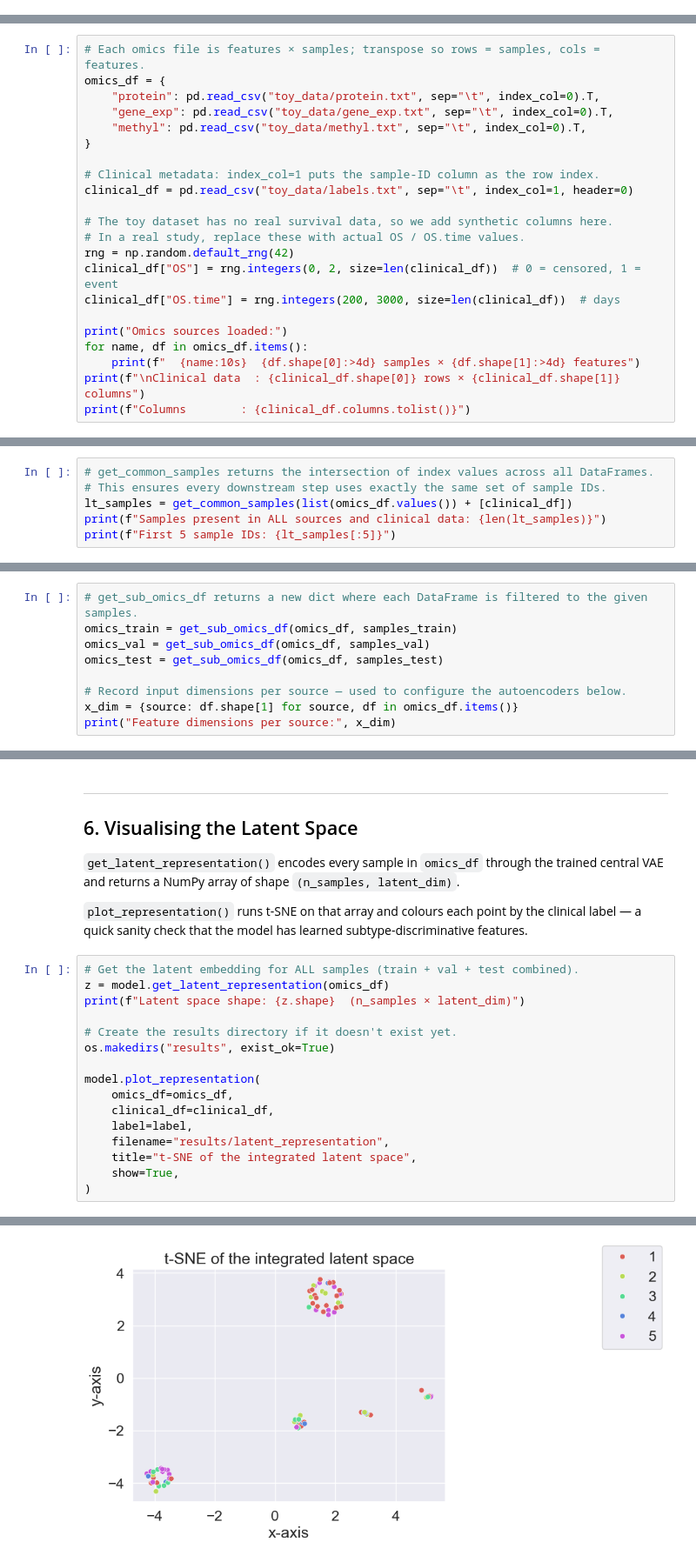
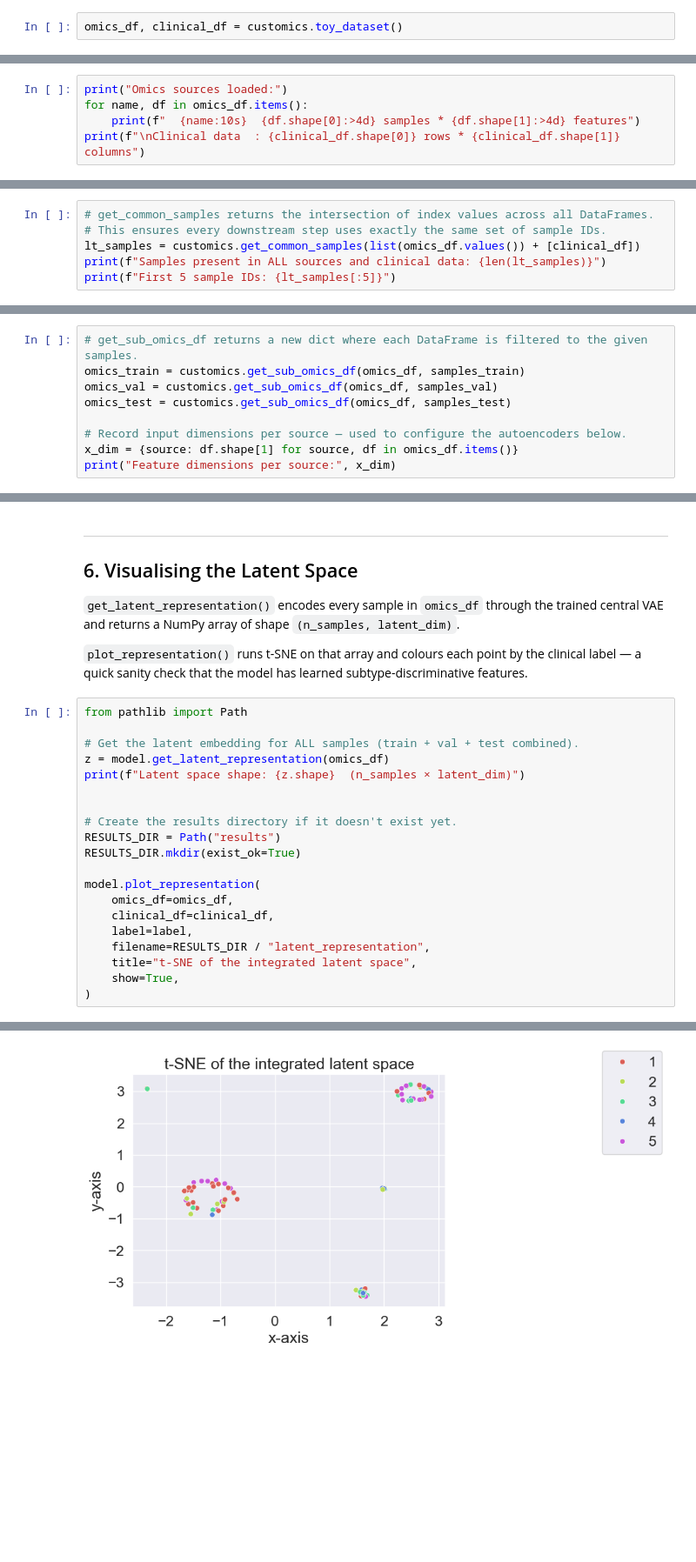
Before and after one commit to prism-oncology/customics, a Jupyter notebook: docs/tutorials/usage.ipynb, the cells around one changed output, grey strips where cells are left out. Shown at 87% size. Cells and saved outputs as stored; diff of their text form; blank space fills up the shorter version.

Commit message:
add logging + toy data + fix tuto

```diff
--- a/docs/tutorials/usage.ipynb
+++ b/docs/tutorials/usage.ipynb
@@ -73,0 +55,2 @@ and synthetic survival columns added below.
+# %%
+omics_df, clinical_df = customics.toy_dataset()
@@ -74,24 +106,7 @@ and synthetic survival columns added below.
 # %%
-# Each omics file is features × samples; transpose so rows = samples, cols = features.
-omics_df = {
-    "protein": pd.read_csv("toy_data/protein.txt", sep="\t", index_col=0).T,
-    "gene_exp": pd.read_csv("toy_data/gene_exp.txt", sep="\t", index_col=0).T,
-    "methyl": pd.read_csv("toy_data/methyl.txt", sep="\t", index_col=0).T,
-}
-
-# Clinical metadata: index_col=1 puts the sample-ID column as the row index.
-clinical_df = pd.read_csv("toy_data/labels.txt", sep="\t", index_col=1, header=0)
-
-# The toy dataset has no real survival data, so we add synthetic columns here.
-# In a real study, replace these with actual OS / OS.time values.
-rng = np.random.default_rng(42)
-clinical_df["OS"] = rng.integers(0, 2, size=len(clinical_df))  # 0 = censored, 1 = event
-clinical_df["OS.time"] = rng.integers(200, 3000, size=len(clinical_df))  # days
-
 print("Omics sources loaded:")
 for name, df in omics_df.items():
-    print(f"  {name:10s}  {df.shape[0]:>4d} samples × {df.shape[1]:>4d} features")
-print(f"\nClinical data  : {clinical_df.shape[0]} rows × {clinical_df.shape[1]} columns")
-print(f"Columns        : {clinical_df.columns.tolist()}")
+    print(f"  {name:10s}  {df.shape[0]:>4d} samples * {df.shape[1]:>4d} features")
+print(f"\nClinical data  : {clinical_df.shape[0]} rows * {clinical_df.shape[1]} columns")
 # %% [output]
 Omics sources loaded:
@@ -150,7 +145,7 @@ cluster.id
 # %%
 # get_common_samples returns the intersection of index values across all DataFrames.
 # This ensures every downstream step uses exactly the same set of sample IDs.
-lt_samples = get_common_samples(list(omics_df.values()) + [clinical_df])
+lt_samples = customics.get_common_samples(list(omics_df.values()) + [clinical_df])
 print(f"Samples present in ALL sources and clinical data: {len(lt_samples)}")
 print(f"First 5 sample IDs: {lt_samples[:5]}")
 # %% [output]
@@ -177,9 +172,9 @@ Val   :  12 samples
 Test  :  20 samples
 # %%
 # get_sub_omics_df returns a new dict where each DataFrame is filtered to the given samples.
-omics_train = get_sub_omics_df(omics_df, samples_train)
-omics_val = get_sub_omics_df(omics_df, samples_val)
-omics_test = get_sub_omics_df(omics_df, samples_test)
+omics_train = customics.get_sub_omics_df(omics_df, samples_train)
+omics_val = customics.get_sub_omics_df(omics_df, samples_val)
+omics_test = customics.get_sub_omics_df(omics_df, samples_test)
 
 # Record input dimensions per source — used to configure the autoencoders below.
 x_dim = {source: df.shape[1] for source, df in omics_df.items()}
@@ -465,24 +460,28 @@ trained central VAE and returns a NumPy array of shape `(n_samples, latent_dim)`
 clinical label — a quick sanity check that the model has learned subtype-discriminative
 features.
 # %%
+from pathlib import Path
+
 # Get the latent embedding for ALL samples (train + val + test combined).
 z = model.get_latent_representation(omics_df)
 print(f"Latent space shape: {z.shape}  (n_samples × latent_dim)")
 
+
 # Create the results directory if it doesn't exist yet.
-os.makedirs("results", exist_ok=True)
+RESULTS_DIR = Path("results")
+RESULTS_DIR.mkdir(exist_ok=True)
 
 model.plot_representation(
     omics_df=omics_df,
     clinical_df=clinical_df,
     label=label,
-    filename="results/latent_representation",
+    filename=RESULTS_DIR / "latent_representation",
     title="t-SNE of the integrated latent space",
     show=True,
 )
 # %% [output]
 Latent space shape: (100, 64)  (n_samples × latent_dim)
-[figure, old version]
+[figure, new version]
 <Figure size 640x480 with 0 Axes>
 # %% [markdown]
 ---
```
Also changed, not shown: parts of 18 cells of this notebook, 11 other files.
